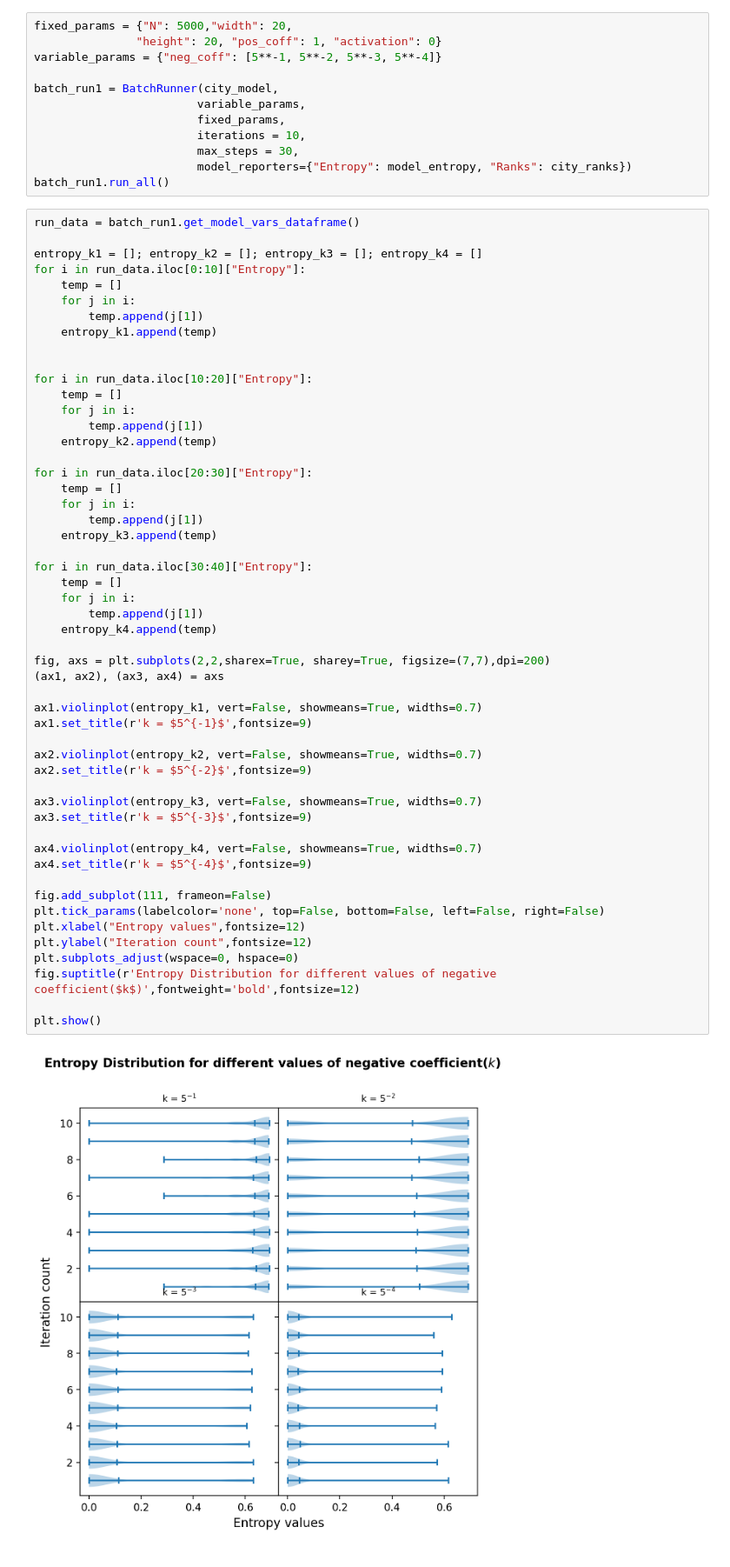
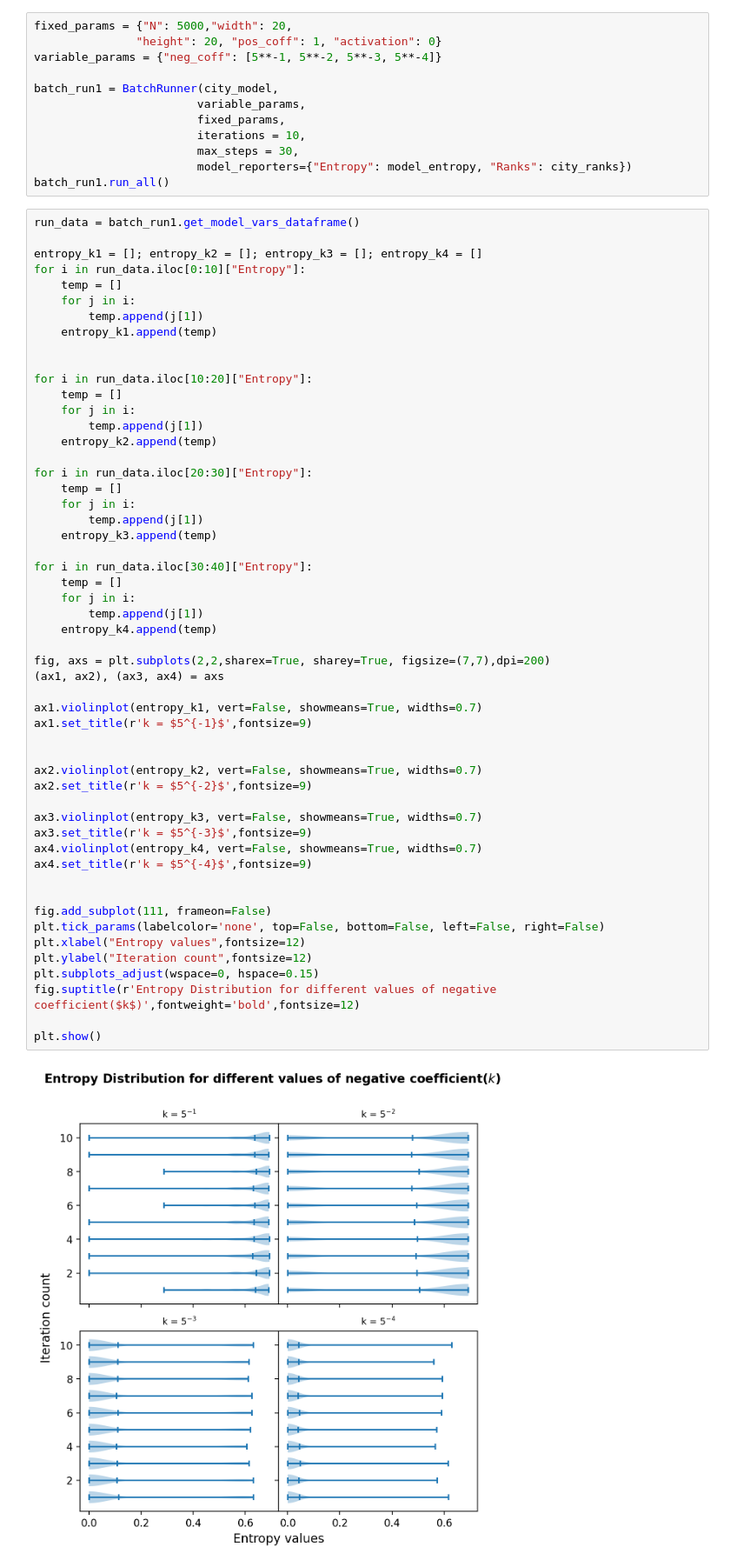
Before and after one commit to kamleshsahoo/CityFormation-ABM, a Jupyter notebook: EvolutionaryCity.ipynb, the cells around one changed output. Shown: that part at 87% size. Saved outputs shown, nothing was run; the diff lists cells and outputs as text.

```diff
--- a/EvolutionaryCity.ipynb
+++ b/EvolutionaryCity.ipynb
@@ -387,33 +387,34 @@ for i in run_data.iloc[20:30]["Entropy"]:
     entropy_k3.append(temp)
 
 for i in run_data.iloc[30:40]["Entropy"]:
     temp = []
     for j in i:
         temp.append(j[1])
     entropy_k4.append(temp)
 
 fig, axs = plt.subplots(2,2,sharex=True, sharey=True, figsize=(7,7),dpi=200)
 (ax1, ax2), (ax3, ax4) = axs
 
 ax1.violinplot(entropy_k1, vert=False, showmeans=True, widths=0.7)
 ax1.set_title(r'k = $5^{-1}$',fontsize=9)
 
+
 ax2.violinplot(entropy_k2, vert=False, showmeans=True, widths=0.7)
 ax2.set_title(r'k = $5^{-2}$',fontsize=9)
 
 ax3.violinplot(entropy_k3, vert=False, showmeans=True, widths=0.7)
 ax3.set_title(r'k = $5^{-3}$',fontsize=9)
-
 ax4.violinplot(entropy_k4, vert=False, showmeans=True, widths=0.7)
 ax4.set_title(r'k = $5^{-4}$',fontsize=9)
+
 
 fig.add_subplot(111, frameon=False)
 plt.tick_params(labelcolor='none', top=False, bottom=False, left=False, right=False)
 plt.xlabel("Entropy values",fontsize=12)
 plt.ylabel("Iteration count",fontsize=12)
-plt.subplots_adjust(wspace=0, hspace=0)
+plt.subplots_adjust(wspace=0, hspace=0.15)
 fig.suptitle(r'Entropy Distribution for different values of negative coefficient($k$)',fontweight='bold',fontsize=12)
 
 plt.show()
 # %% [output]
-[figure, old version]
+[figure, new version]
```
